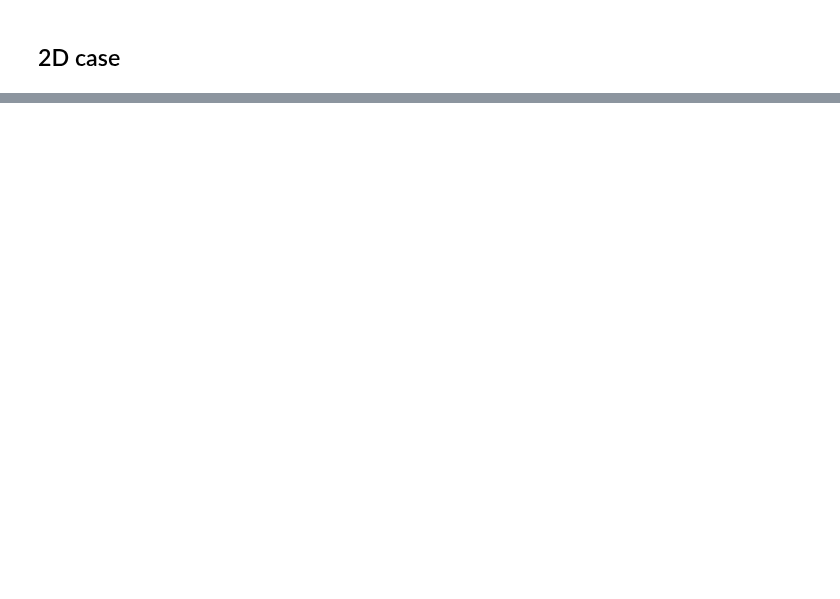
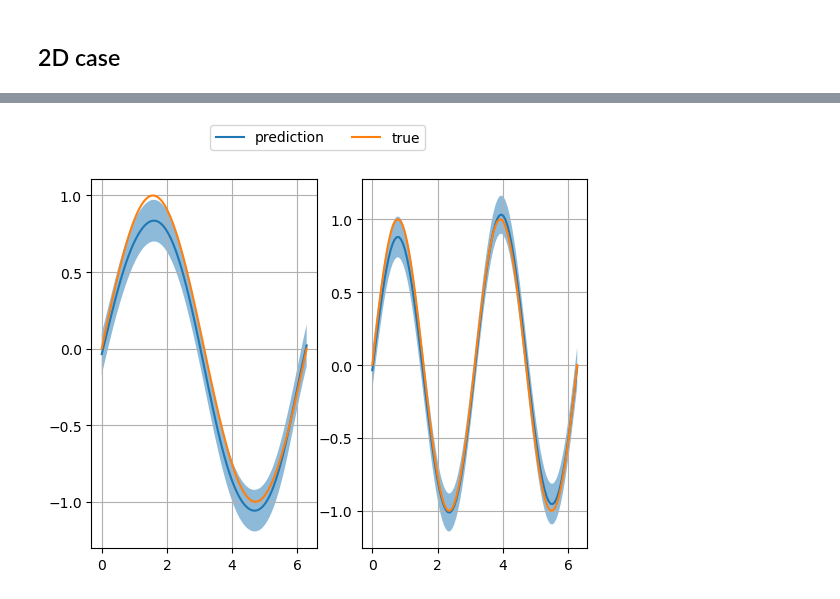
Before and after one commit to LukasEin/jaxgp, a Jupyter notebook: recover_from_derivatives_sin.ipynb, the cells around one changed output, grey strips where cells are left out. Drawn from its saved outputs; the diff is of its cells as text; code cells hidden in the pictures; blank space fills up the shorter version.

```diff
--- a/recover_from_derivatives_sin.ipynb
+++ b/recover_from_derivatives_sin.ipynb
@@ -244,0 +238,4 @@ check_along_axis(means_ppa.reshape(101,101),stds_ppa.reshape(101,101),Y,grids)
+# %%
+check_along_axis(means_full.reshape(101,101),stds_full.reshape(101,101),Y,grids)
+# %% [output]
+[figure, added]
```
Also changed, not shown: parts of 8 cells of this notebook, 2 other files.
